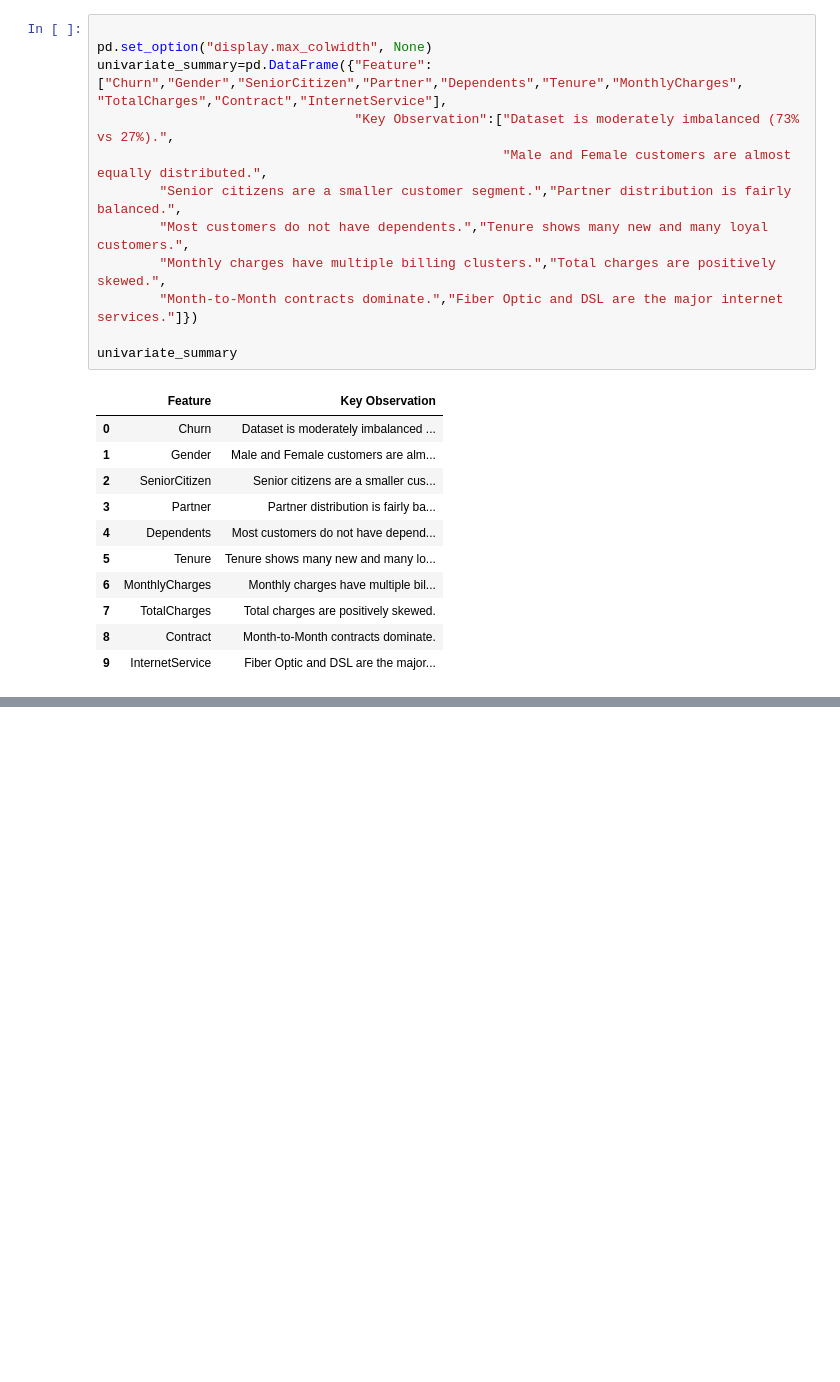
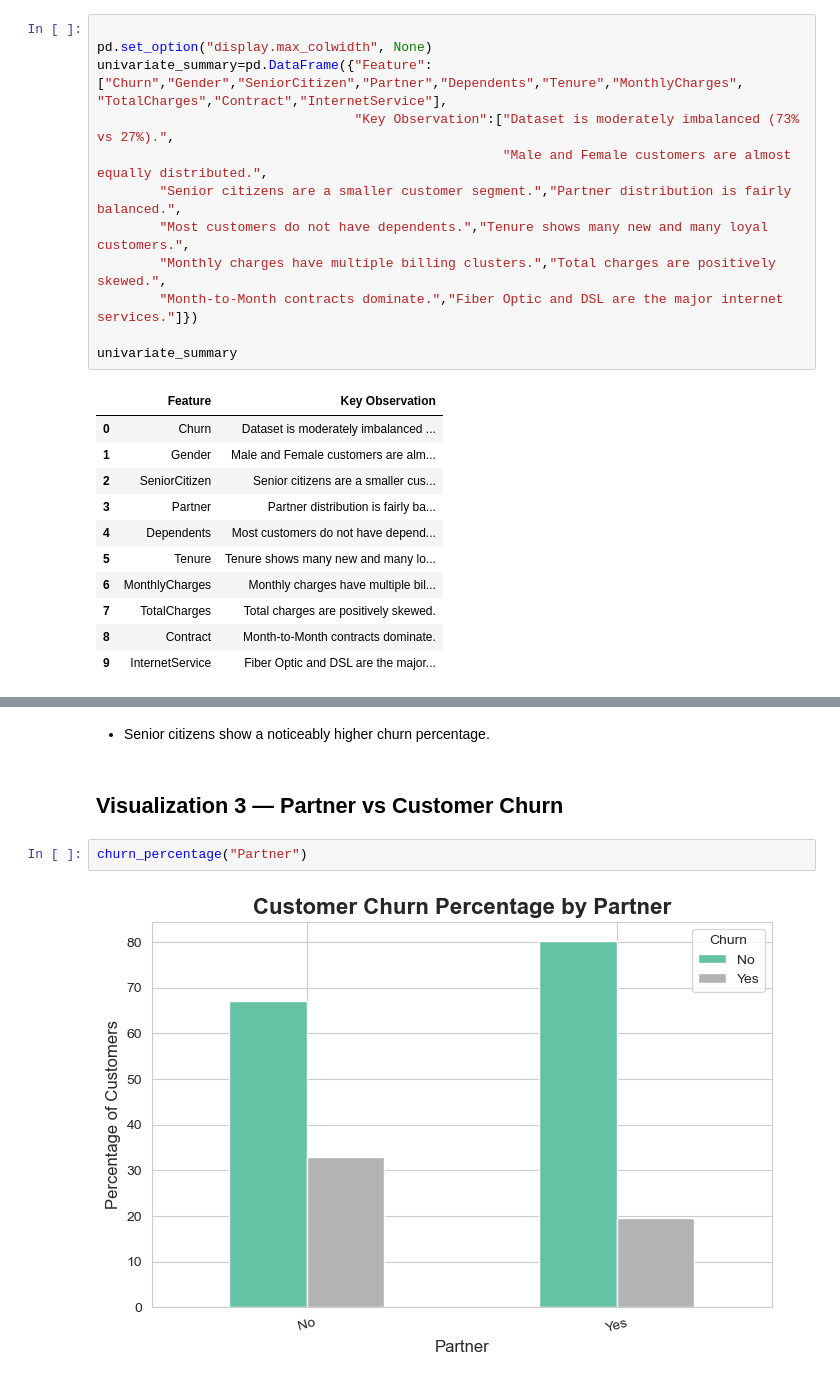
Before and after one commit to ARCHITTOMAR15/telco-customer-churn-prediction, a Jupyter notebook: notebooks/02_eda.ipynb, the cells around one changed output, grey strips where cells are left out. Drawn from its saved outputs; the diff is of its cells as text; blank space fills up the shorter version.

```diff
--- a/notebooks/02_eda.ipynb
+++ b/notebooks/02_eda.ipynb
@@ -347,0 +379,8 @@ univariate_summary
+# %% [markdown]
+- Senior citizens show a noticeably higher churn percentage.
+# %% [markdown]
+## Visualization 3 — Partner vs Customer Churn
+# %%
+churn_percentage("Partner")
+# %% [output]
+[figure, added]
```
Also changed, not shown: parts of 95 cells of this notebook, 5 other files.
